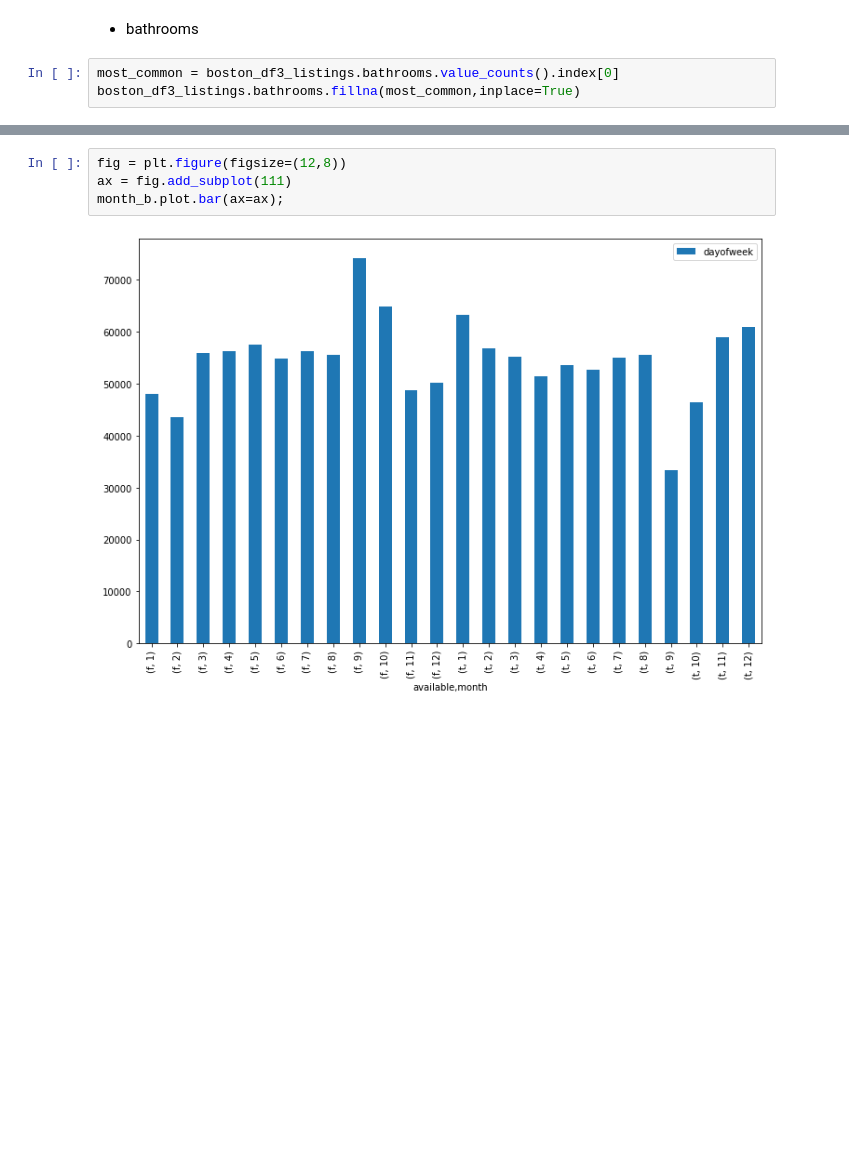
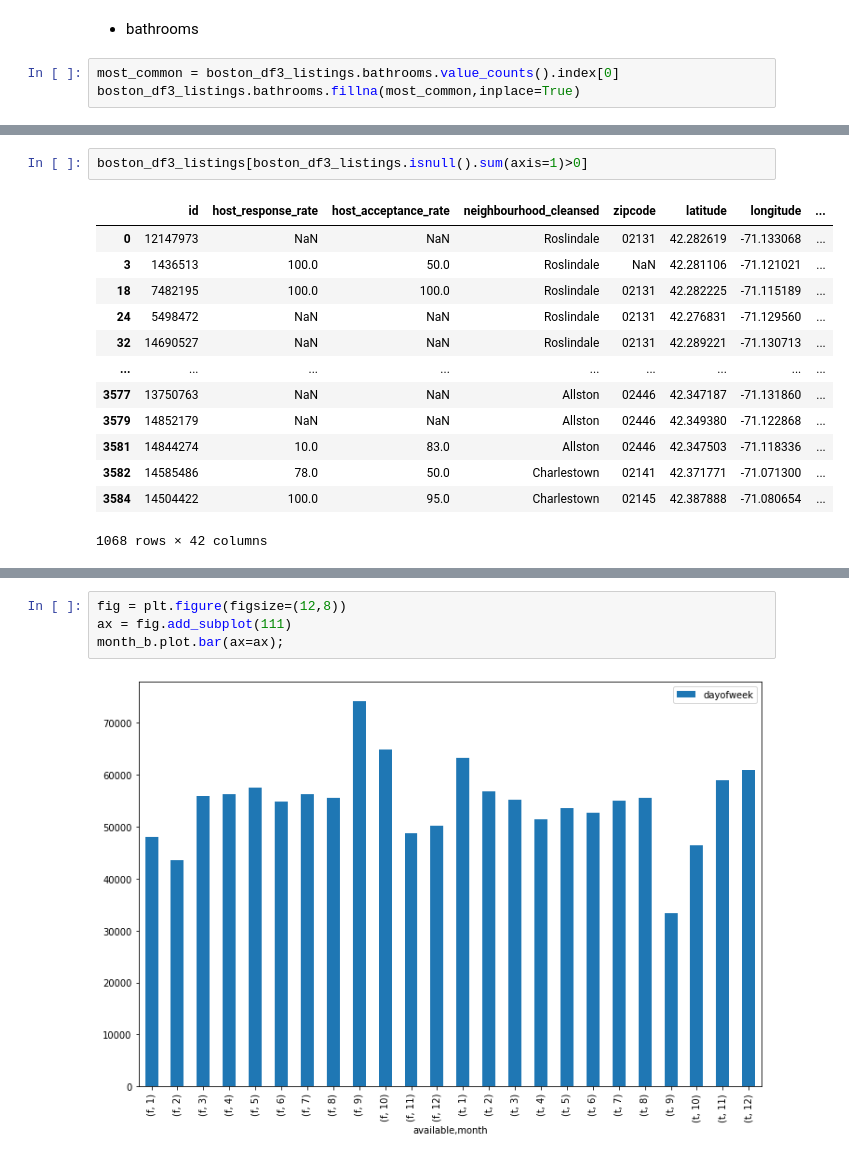
Before and after one commit to rafaelmata357/Data-Science-Udacity, a Jupyter notebook: Airbnb/airbnb.ipynb, the cells around one changed output, grey strips where cells are left out. Drawn from its saved outputs; the diff is of its cells as text; blank space fills up the shorter version.

```diff
--- a/Airbnb/airbnb.ipynb
+++ b/Airbnb/airbnb.ipynb
@@ -599,0 +688,16 @@ boston_df3_listings.bathrooms.fillna(most_common,inplace=True)
+# %%
+boston_df3_listings[boston_df3_listings.isnull().sum(axis=1)>0]
+# %% [output]
+|  | id | host_response_rate | host_acceptance_rate | neighbourhood_cleansed | zipcode | latitude | longitude | ... |
+| 0 | 12147973 | NaN | NaN | Roslindale | 02131 | 42.282619 | -71.133068 | ... |
+| 3 | 1436513 | 100.0 | 50.0 | Roslindale | NaN | 42.281106 | -71.121021 | ... |
+| 18 | 7482195 | 100.0 | 100.0 | Roslindale | 02131 | 42.282225 | -71.115189 | ... |
+| 24 | 5498472 | NaN | NaN | Roslindale | 02131 | 42.276831 | -71.129560 | ... |
+| 32 | 14690527 | NaN | NaN | Roslindale | 02131 | 42.289221 | -71.130713 | ... |
+| ... | ... | ... | ... | ... | ... | ... | ... | ... |
+| 3577 | 13750763 | NaN | NaN | Allston | 02446 | 42.347187 | -71.131860 | ... |
+| 3579 | 14852179 | NaN | NaN | Allston | 02446 | 42.349380 | -71.122868 | ... |
+| 3581 | 14844274 | 10.0 | 83.0 | Allston | 02446 | 42.347503 | -71.118336 | ... |
+| 3582 | 14585486 | 78.0 | 50.0 | Charlestown | 02141 | 42.371771 | -71.071300 | ... |
+| 3584 | 14504422 | 100.0 | 95.0 | Charlestown | 02145 | 42.387888 | -71.080654 | ... |
+1068 rows × 42 columns
```
Also changed, not shown: parts of 16 cells of this notebook.
